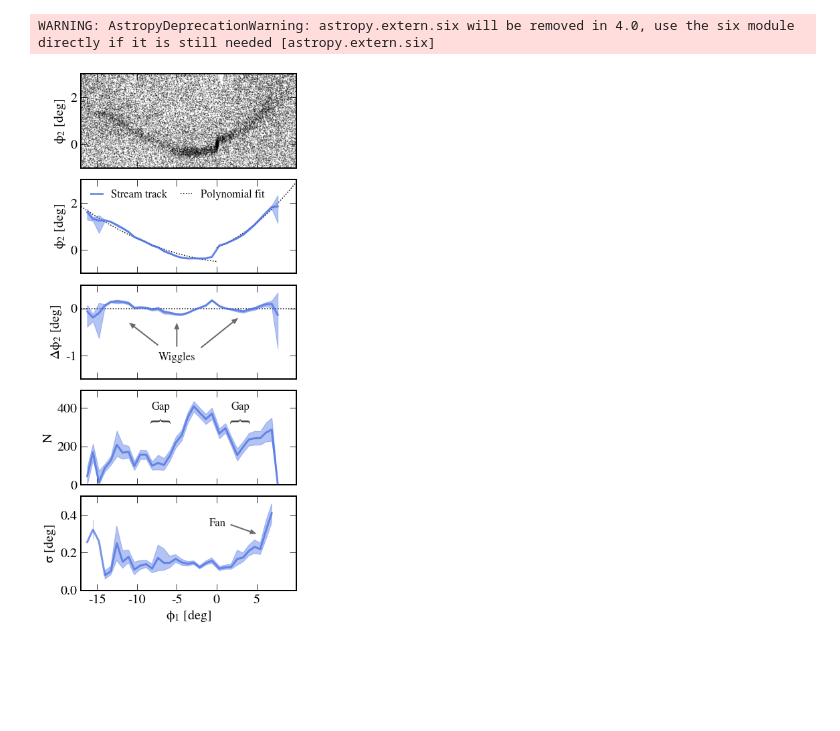
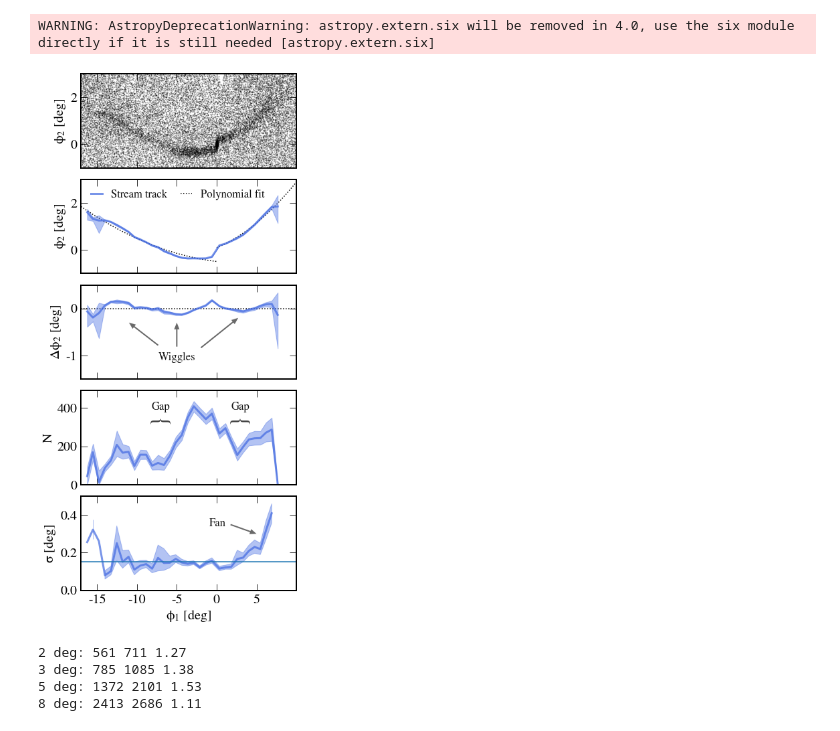
Before and after one commit to adrn/Pal5sBiggestFan, a Jupyter notebook: notebooks/fig_data_profile.ipynb, the cells around one changed output. Drawn from its saved outputs; the diff is of its cells as text; code cells hidden in the pictures; blank space fills up the shorter version.

Commit message:
density, width text

```diff
--- a/notebooks/fig_data_profile.ipynb
+++ b/notebooks/fig_data_profile.ipynb
@@ -89,32 +89,50 @@ plt.annotate('       ', (-11,-0.3), textpos, ha='center', fontsize='small',
 
 plt.sca(ax[3])
 plt.plot(t['phi1'], t['n'], '-', color='royalblue', lw=3, alpha=0.7)
 plt.fill_between(t['phi1'], t['n'] + t['n_ep'], t['n'] - t['n_em'], color='royalblue', alpha=0.4)
 
 plt.text(-7,390, 'Gap', ha='center', fontsize='small', color='#111111')
 plt.text(3,390, 'Gap', ha='center', fontsize='small', color='#111111')
 plt.annotate(r"$\}$", fontsize=34, rotation=90, xy=(-7,330), color='#444444', ha='center')
 plt.annotate(r"$\}$", fontsize=34, rotation=90, xy=(3,330), color='#444444', ha='center')
 plt.ylim(0,490)
 
 plt.sca(ax[4])
 plt.plot(t['phi1'], t['w'], '-', color='royalblue', lw=3, alpha=0.7)
 plt.fill_between(t['phi1'], t['w'] + t['w_ep'], t['w'] - t['w_em'], color='royalblue', alpha=0.4)
 plt.xlabel('$\phi_1$ [deg]')
 plt.gca().set_xticks([-15,-10,-5,0,5])
 plt.ylim(0,0.5)
 
 plt.text(0.1, 0.34, 'Fan', ha='center', fontsize='small', color='#111111',)
 plt.annotate('   ', (5,0.3), (0.1,0.38), ha='center', fontsize='small', color='#111111',
              bbox=dict(boxstyle='square, pad=0.8', fc='none', ec='none'),
              arrowprops=dict(color='#444444', width=2, alpha=0.8, headwidth=8, headlength=10, linewidth=0))
 
+plt.axhline(0.15)
 
 for i in range(5):
     plt.sca(ax[i])
     plt.ylabel(row_labels[i])
 
 plt.tight_layout(h_pad=0, w_pad=0.4)
-plt.savefig('../paper/observed_profiles.pdf', dpi=200)
+# plt.savefig('../paper/observed_profiles.pdf', dpi=200)
 # %% [output]
-[figure, old version]
+[figure, new version]
+# %%
+# total number of stars symmetrically around the cluster
+# only approximately same bin width, but this is just order of magnitude calculation anyway
+dphi = t['phi1'][23] - t['phi1'][22]
+start_lead = np.argmin(np.abs(t['phi1']))
+
+for wrange in [2,3,5,8]:
+    nbin = np.int(wrange/dphi)
+
+    nlead = np.sum(t['n'][start_lead:start_lead+nbin])
+    ntrail = np.sum(t['n'][start_lead-nbin:start_lead])
+    print('{:d} deg: {:.0f} {:.0f} {:.2f}'.format(wrange, nlead, ntrail, ntrail/nlead))
+# %% [output]
+2 deg: 561 711 1.27
+3 deg: 785 1085 1.38
+5 deg: 1372 2101 1.53
+8 deg: 2413 2686 1.11
```
Also changed, not shown: parts of 2 cells of this notebook, 2 other files.
